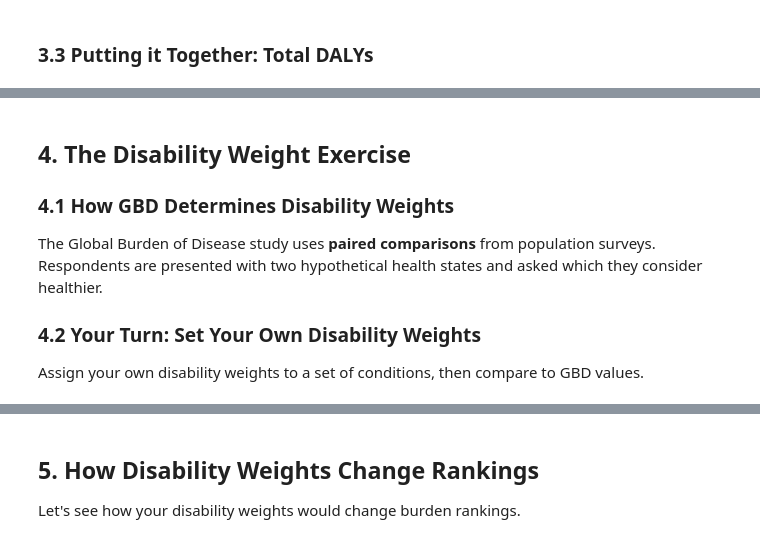
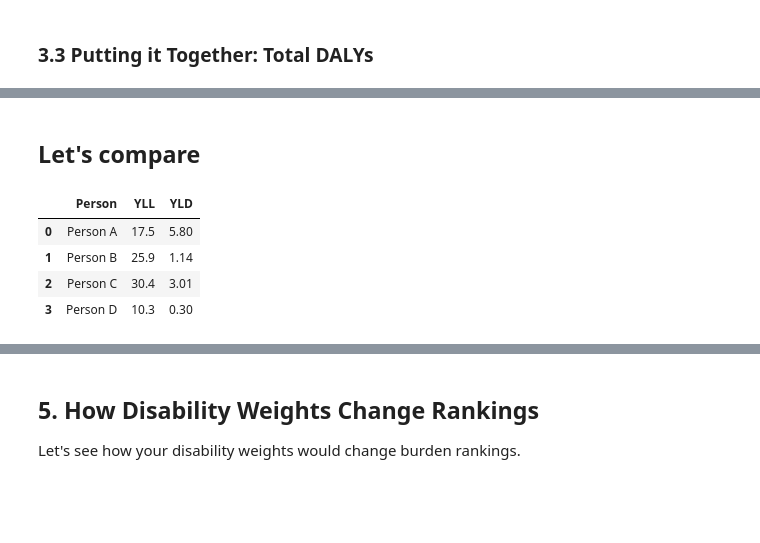
Before and after one commit to ggkuhnle/fb2nep-epi, a Jupyter notebook: notebooks/12_qaly.ipynb, the cells around one changed output, grey strips where cells are left out. Saved outputs shown, nothing was run; the diff lists cells and outputs as text; code cells hidden in the pictures; blank space fills up the shorter version.

```diff
--- a/notebooks/12_qaly.ipynb
+++ b/notebooks/12_qaly.ipynb
@@ -236,10 +335,2 @@ lbp = calculate_dalys(
-# %% [markdown]
-## 4. The Disability Weight Exercise
-
-### 4.1 How GBD Determines Disability Weights
-
-The Global Burden of Disease study uses **paired comparisons** from population surveys. Respondents are presented with two hypothetical health states and asked which they consider healthier.
-
-### 4.2 Your Turn: Set Your Own Disability Weights
-
-Assign your own disability weights to a set of conditions, then compare to GBD values.
+# %% [markdown]
+## Let's compare
@@ -245,0 +365,24 @@ Assign your own disability weights to a set of conditions, then compare to GBD v
+# %%
+results = []
+
+for p in people:
+    # YLL: remaining life expectancy at age of death
+    yll = get_life_expectancy(p["age_at_death"])
+
+    # YLD: years lived with disability × DW
+    yld = p["years_with_condition"] * p["dw"]
+
+    results.append({
+        "Person": p["id"],
+        "YLL": yll,
+        "YLD": yld,
+    })
+
+df_individual = pd.DataFrame(results)
+display(df_individual.round(2))
+# %% [output]
+|  | Person | YLL | YLD |
+| 0 | Person A | 17.5 | 5.80 |
+| 1 | Person B | 25.9 | 1.14 |
+| 2 | Person C | 30.4 | 3.01 |
+| 3 | Person D | 10.3 | 0.30 |
```
Also changed, not shown: parts of 23 cells of this notebook, 2 other files.
